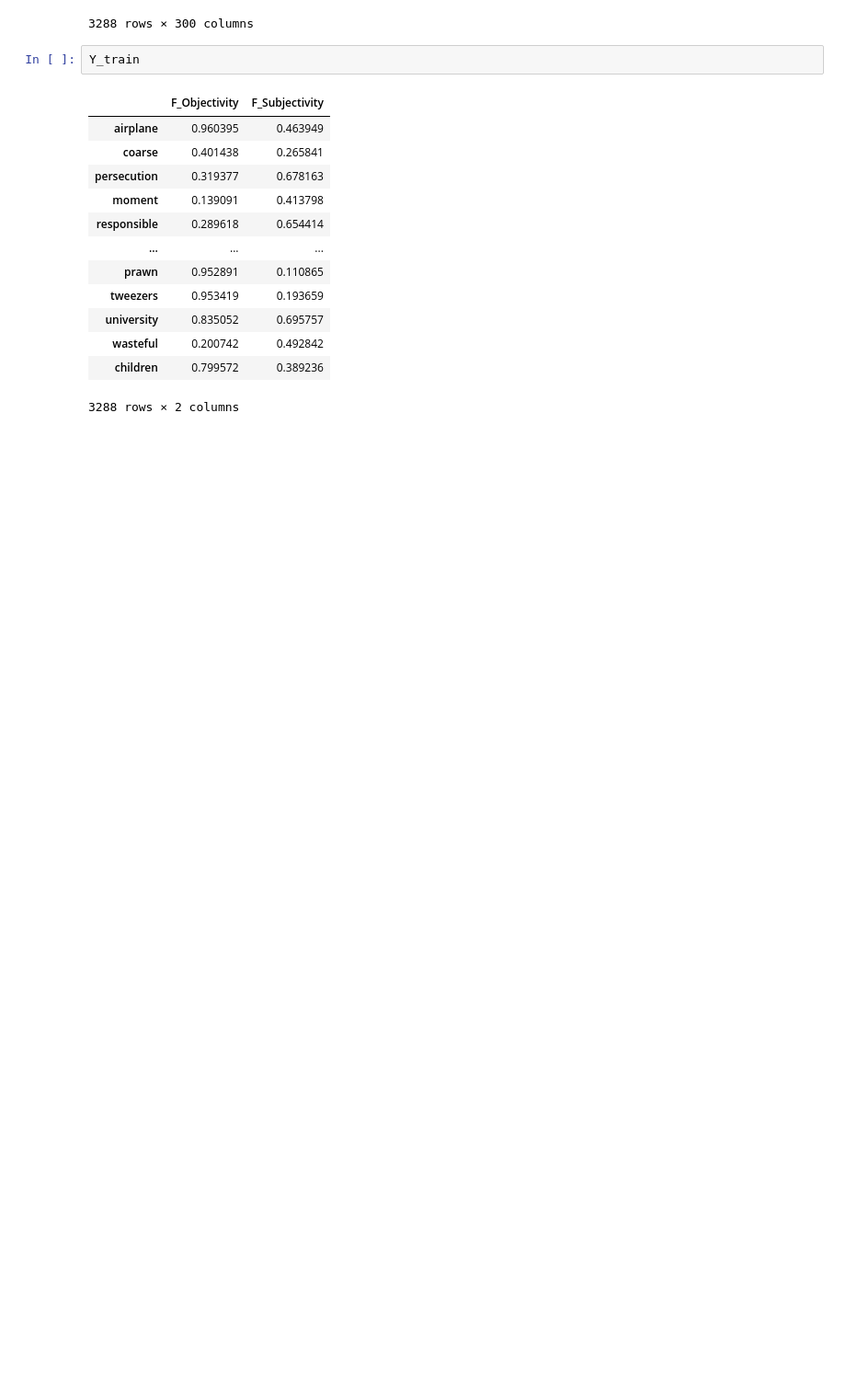
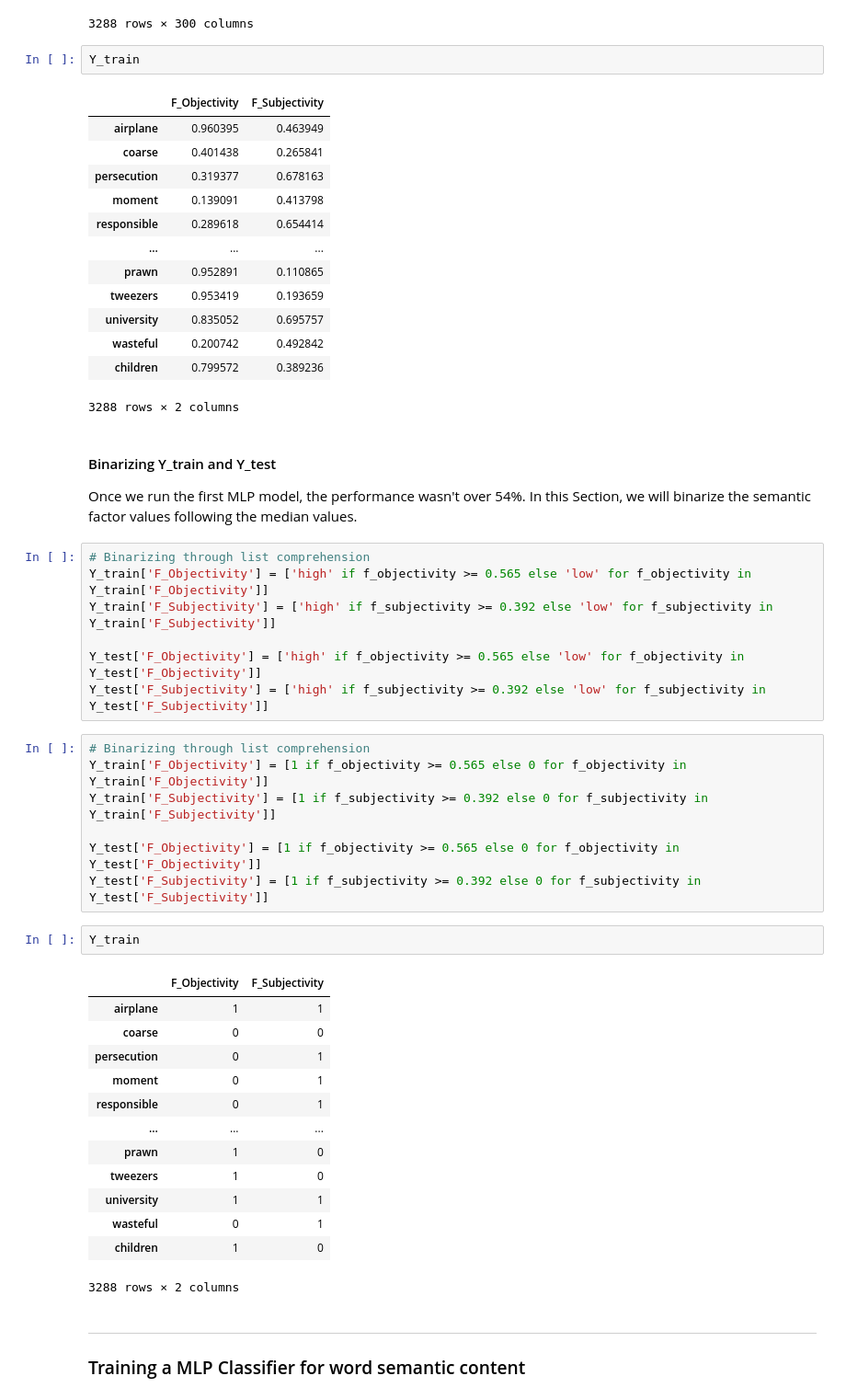
Before and after one commit to tbnsilveira/semantic_classifier, a Jupyter notebook: source/Exp_05a_WordEmbedding.ipynb, the cells around one changed output. Shown: that part at 92% size. Cells and saved outputs as stored; diff of their text form; blank space fills up the shorter version.

```diff
--- a/source/Exp_05a_WordEmbedding.ipynb
+++ b/source/Exp_05a_WordEmbedding.ipynb
@@ -196,3 +197,40 @@ Y_train
 | wasteful | 0.200742 | 0.492842 |
 | children | 0.799572 | 0.389236 |
 3288 rows × 2 columns
+# %% [markdown]
+#### Binarizing Y_train and Y_test
+Once we run the first MLP model, the performance wasn't over 54%.
+In this Section, we will binarize the semantic factor values following the median values.
+# %%
+# Binarizing through list comprehension
+Y_train['F_Objectivity'] = ['high' if f_objectivity >= 0.565 else 'low' for f_objectivity in Y_train['F_Objectivity']]
+Y_train['F_Subjectivity'] = ['high' if f_subjectivity >= 0.392 else 'low' for f_subjectivity in Y_train['F_Subjectivity']]
+
+Y_test['F_Objectivity'] = ['high' if f_objectivity >= 0.565 else 'low' for f_objectivity in Y_test['F_Objectivity']]
+Y_test['F_Subjectivity'] = ['high' if f_subjectivity >= 0.392 else 'low' for f_subjectivity in Y_test['F_Subjectivity']]
+# %%
+# Binarizing through list comprehension
+Y_train['F_Objectivity'] = [1 if f_objectivity >= 0.565 else 0 for f_objectivity in Y_train['F_Objectivity']]
+Y_train['F_Subjectivity'] = [1 if f_subjectivity >= 0.392 else 0 for f_subjectivity in Y_train['F_Subjectivity']]
+
+Y_test['F_Objectivity'] = [1 if f_objectivity >= 0.565 else 0 for f_objectivity in Y_test['F_Objectivity']]
+Y_test['F_Subjectivity'] = [1 if f_subjectivity >= 0.392 else 0 for f_subjectivity in Y_test['F_Subjectivity']]
+# %%
+Y_train
+# %% [output]
+|  | F_Objectivity | F_Subjectivity |
+| airplane | 1 | 1 |
+| coarse | 0 | 0 |
+| persecution | 0 | 1 |
+| moment | 0 | 1 |
+| responsible | 0 | 1 |
+| ... | ... | ... |
+| prawn | 1 | 0 |
+| tweezers | 1 | 0 |
+| university | 1 | 1 |
+| wasteful | 0 | 1 |
+| children | 1 | 0 |
+3288 rows × 2 columns
+# %% [markdown]
+---
+### Training a MLP Classifier for word semantic content
```
Also changed, not shown: parts of 17 cells of this notebook.
